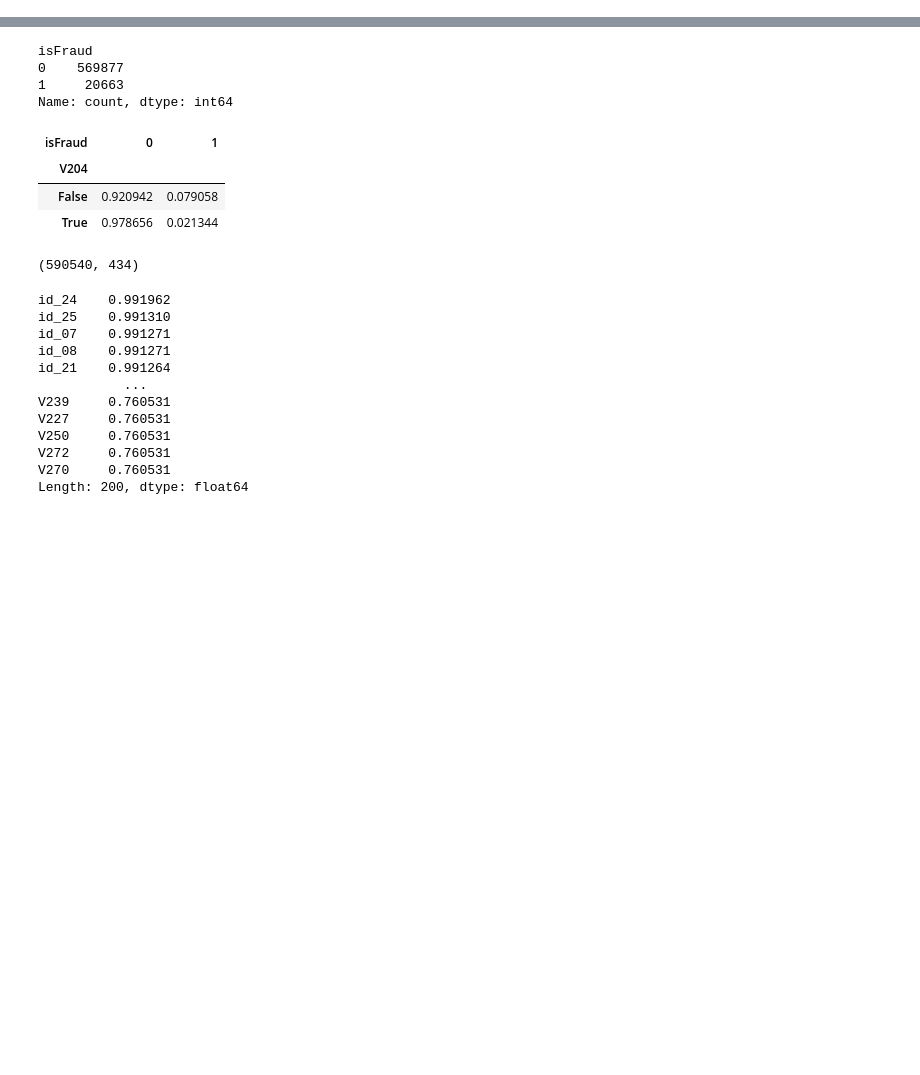
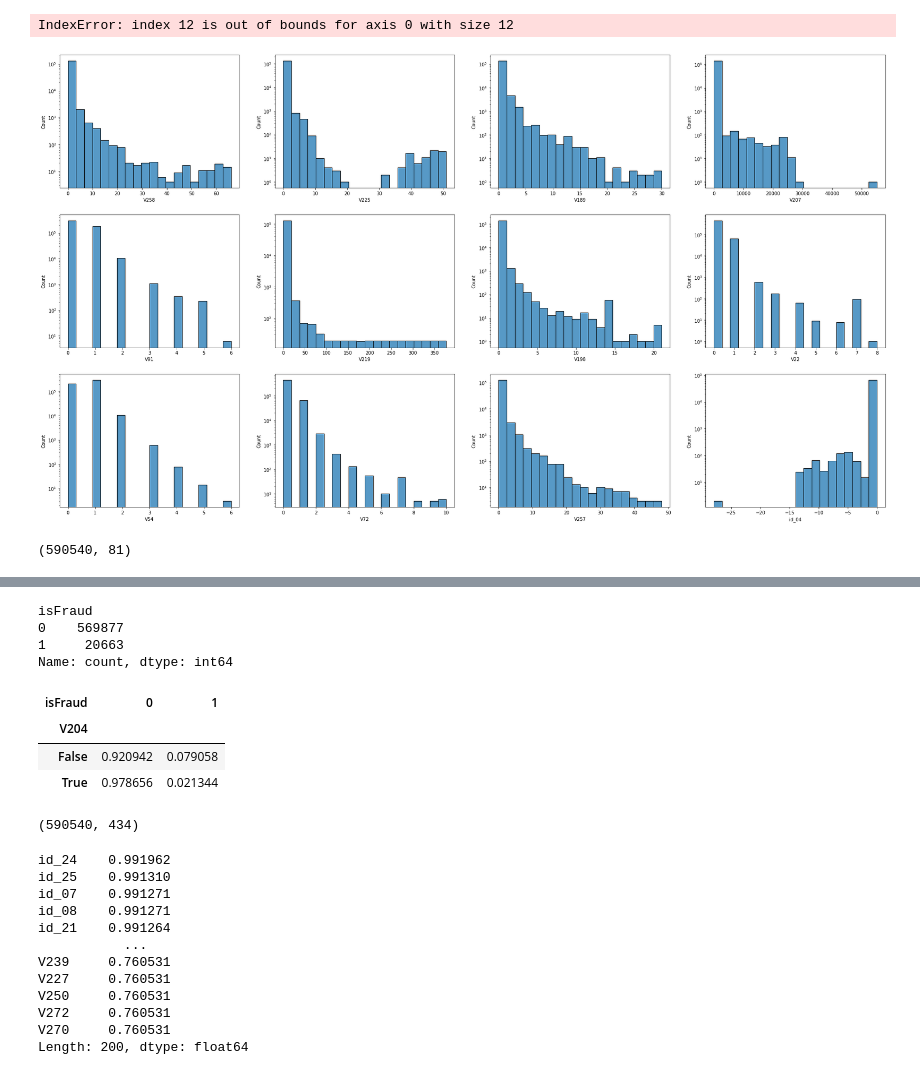
Before and after one commit to hungryfire267/rag-fraud-detection-api, a Jupyter notebook: notebooks/visualisations.ipynb, the cells around one changed output, grey strips where cells are left out. Cells and saved outputs as stored; diff of their text form; code cells hidden in the pictures; blank space fills up the shorter version.

```diff
--- a/notebooks/visualisations.ipynb
+++ b/notebooks/visualisations.ipynb
@@ -1,4 +1,8 @@
 # %%
+import os
 import pandas as pd
+from pathlib import Path
+import sys
 
-import sys
+PROJECT_ROOT = Path.cwd().parent   # notebooks/ -> project root
+sys.path.append(str(PROJECT_ROOT))
@@ -9,0 +170,2 @@ data_paths_dict = {
+# %%
+top12_importance = importance_df.loc[:12, "Feature"].tolist()
@@ -9,0 +205,12 @@ data_paths_dict = {
+# %%
+fig, axs = plt.subplots(3, 4, figsize=(32, 18))
+axs = axs.ravel()
+for i, feature in enumerate(top12_importance):
+    sns.histplot(cleaned_df[feature], ax=axs[i], bins=20, log_scale=(False, True))
+# %% [output]
+IndexError: index 12 is out of bounds for axis 0 with size 12
+[figure, added]
+# %%
+cleaned_df.shape
+# %% [output]
+(590540, 81)
```
Also changed, not shown: parts of 30 cells of this notebook, 1 other file.
